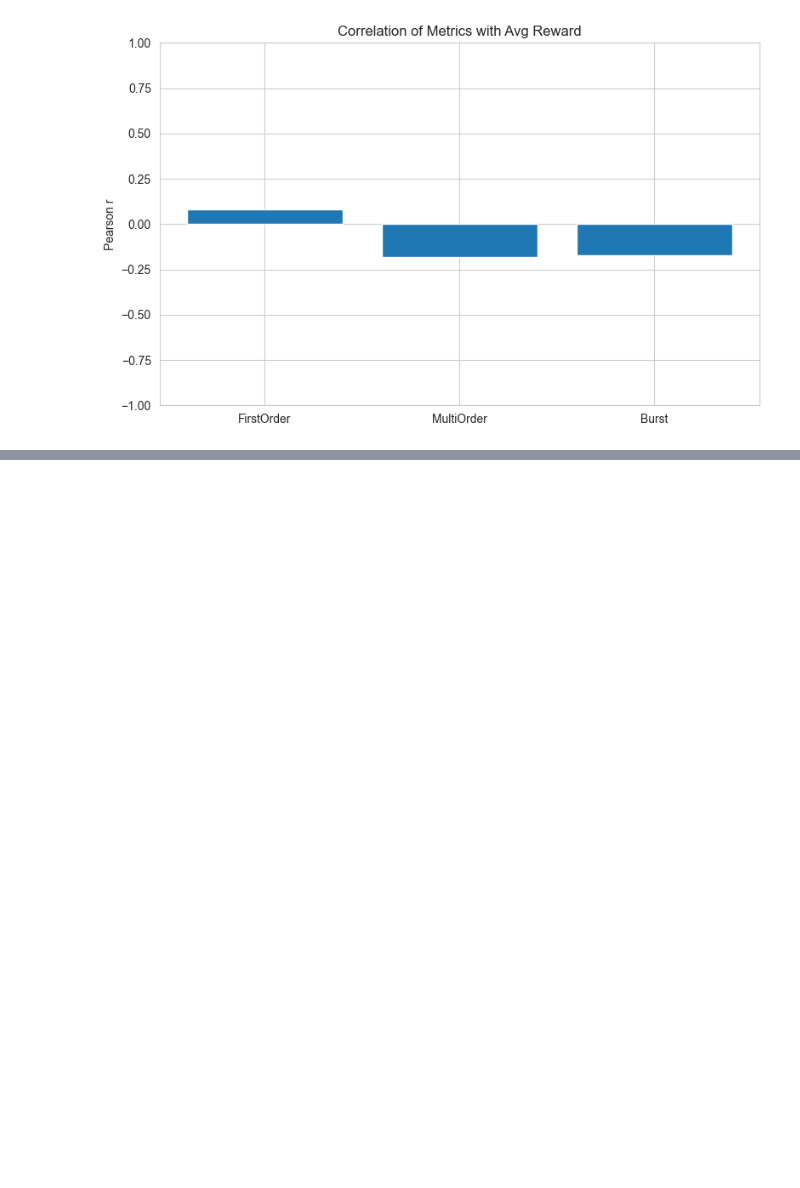
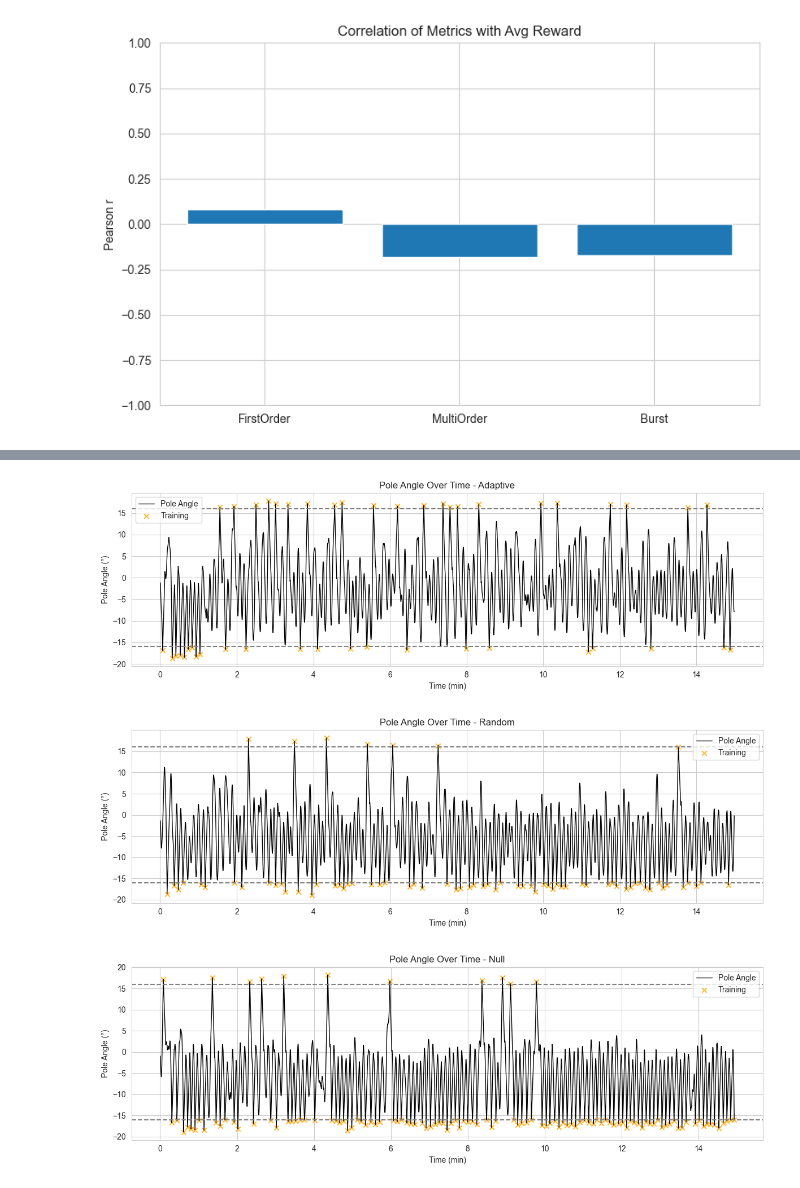
Before and after one commit to JamesVLF/OrganoidLearning, a Jupyter notebook: goatpole.ipynb, the cells around one changed output, grey strips where cells are left out. Saved outputs shown, nothing was run; the diff lists cells and outputs as text; code cells hidden in the pictures; blank space fills up the shorter version.

```diff
--- a/goatpole.ipynb
+++ b/goatpole.ipynb
@@ -303,0 +315,9 @@ ole.show_metric_correlation_plot(df)
+# %%
+# Plot pole angle over time with shaded episodes and stim timings
+ole.show_pole_angle_trajectories("Adaptive")
+ole.show_pole_angle_trajectories("Random")
+ole.show_pole_angle_trajectories("Null")
+# %% [output]
+[figure, added]
+[figure, added]
+[figure, added]
```
Also changed, not shown: parts of 13 cells of this notebook, 7 other files.
